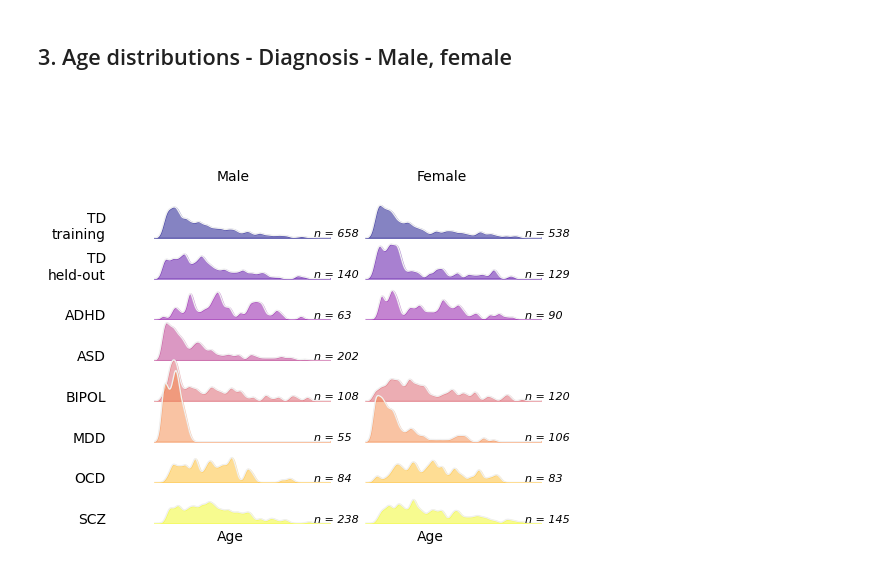
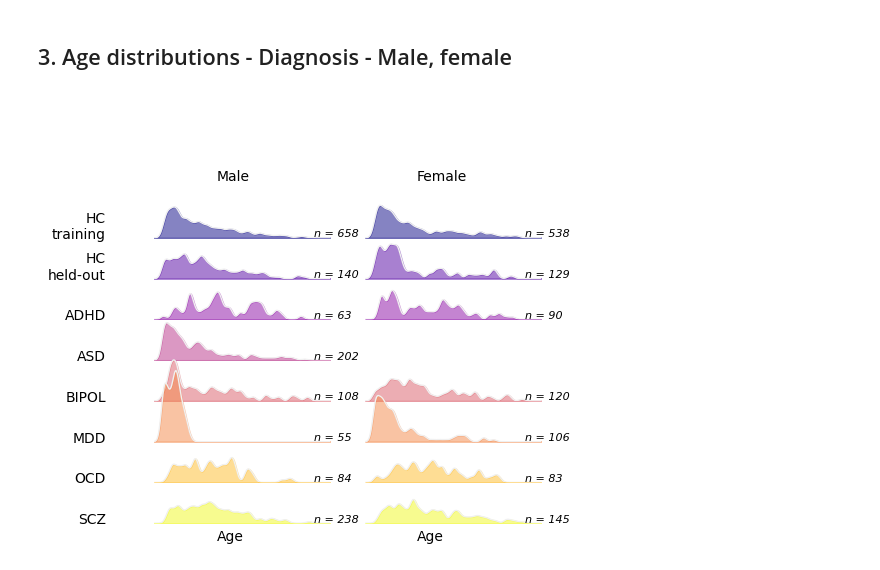
Before and after one commit to ashlea-segal/crossdisorder_multiscale_gmv_heterogeneity, a Jupyter notebook: code/sample_characteristics.ipynb, the cells around one changed output. Drawn from its saved outputs; the diff is of its cells as text; code cells hidden in the pictures.

```diff
--- a/code/sample_characteristics.ipynb
+++ b/code/sample_characteristics.ipynb
@@ -213,7 +229,7 @@ metadata_test = pd.read_table((wdir+'metadata_test.csv'), delimiter=',')
 metadata = pd.concat([metadata_train,metadata_test])
 
 features = ['HC_train','HC', 'ADHD','ASD','BIPOL','MDD','OCD','SCZ']
-features_string = ['TD training', 'TD held-out', 'ADHD','ASD','BIPOL','MDD','OCD','SCZ']
+features_string = ['HC training', 'HC held-out', 'ADHD','ASD','BIPOL','MDD','OCD','SCZ']
 
 
 cm_subsection = np.linspace(0, 1, len(features))
@@ -277,31 +293,31 @@ for c, group in enumerate(features):
                 adj_site = group_string.replace(" ","\n")
                 ax_objs[-1].text(-0.01,0,adj_site,fontname="calibri",fontsize=10,ha="right")
             ax_objs[-1].set_xticks([])
             ax_objs[-1].set_yticks([])
 
             if grp_label ==0:
                 numSubs = len(metadata[(metadata.diagnosis_string==group)&(metadata.sex_string == 'male')])
             else:
                 numSubs = len(metadata[(metadata.diagnosis_string==group)&(metadata.sex_string == 'female')])
             ax_objs[-1].text(65, 0.01, "n = " + str(numSubs), style='italic', ha="left", va="center",fontsize=8)
 
 
     i += 1
 
 gs.update(hspace=-0.7)
 
 fig.text(0.25,0.75,"Male",fontsize=10)
 fig.text(0.65,0.75,"Female",fontsize=10)
 fig.text(0.25,.15,"Age",fontsize=10)
 fig.text(0.65,.15,"Age",fontsize=10)
 
 #fig.text(0.07,0.85,"Distribution of Aptitude Test Results from 18 ? 24 year-olds",fontsize=20)
 
 plt.axis('off')
 plt.tight_layout()
 
 filename = '/project_cephfs/3022017.02/projects/ashseg/models/bc_transform/ageDistribution_ridgePlot_SEX.png'
 plt.savefig(filename, bbox_inches = "tight")
 plt.show()
 # %% [output]
-[figure, old version]
+[figure, new version]
```
Also changed, not shown: parts of 2 cells of this notebook.
